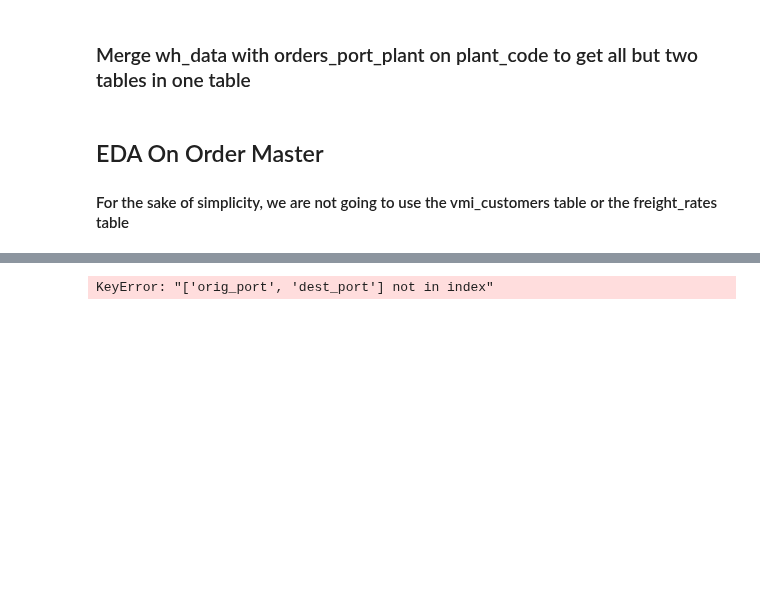
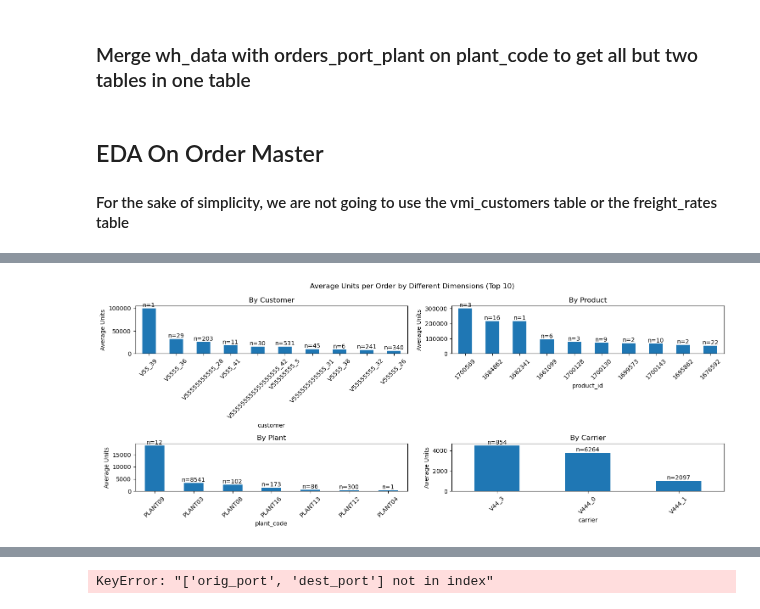
Before and after one commit to rhurst1029/supply_chain_ml, a Jupyter notebook: EDA.ipynb, the cells around one changed output, grey strips where cells are left out. Saved outputs shown, nothing was run; the diff lists cells and outputs as text; code cells hidden in the pictures; blank space fills up the shorter version.

```diff
--- a/EDA.ipynb
+++ b/EDA.ipynb
@@ -270,0 +298,31 @@ order_master.head(3), order_master.shape
+# %%
+# Group by different dimensions and calculate mean unit quantity
+unit_breakdowns = {
+    'By Customer': order_master.groupby('customer')['unit_quantity'].agg(['mean', 'count']).nlargest(10, 'mean'),
+    'By Product': order_master.groupby('product_id')['unit_quantity'].agg(['mean', 'count']).nlargest(10, 'mean'),
+    'By Plant': order_master.groupby('plant_code')['unit_quantity'].agg(['mean', 'count']).nlargest(10, 'mean'),
+    'By Carrier': order_master.groupby('carrier')['unit_quantity'].agg(['mean', 'count']).nlargest(10, 'mean')
+}
+
+# Create subplots
+fig, axes = plt.subplots(2, 2, figsize=(15, 6))
+fig.suptitle('Average Units per Order by Different Dimensions (Top 10)')
+
+# Plot each breakdown
+for (title, data), ax in zip(unit_breakdowns.items(), axes.ravel()):
+    data['mean'].plot(kind='bar', ax=ax)
+    ax.set_title(title)
+    ax.set_ylabel('Average Units')
+    ax.tick_params(axis='x', rotation=45)
+
+    # Add count as text on top of bars
+    for i, (mean, count) in enumerate(zip(data['mean'], data['count'])):
+        ax.text(i, mean, f'n={count}', ha='center', va='bottom')
+
+# Adjust layout
+plt.tight_layout()
+
+# Show the plot
+plt.show()
+# %% [output]
+[figure, added]
```
Also changed, not shown: parts of 9 cells of this notebook.
